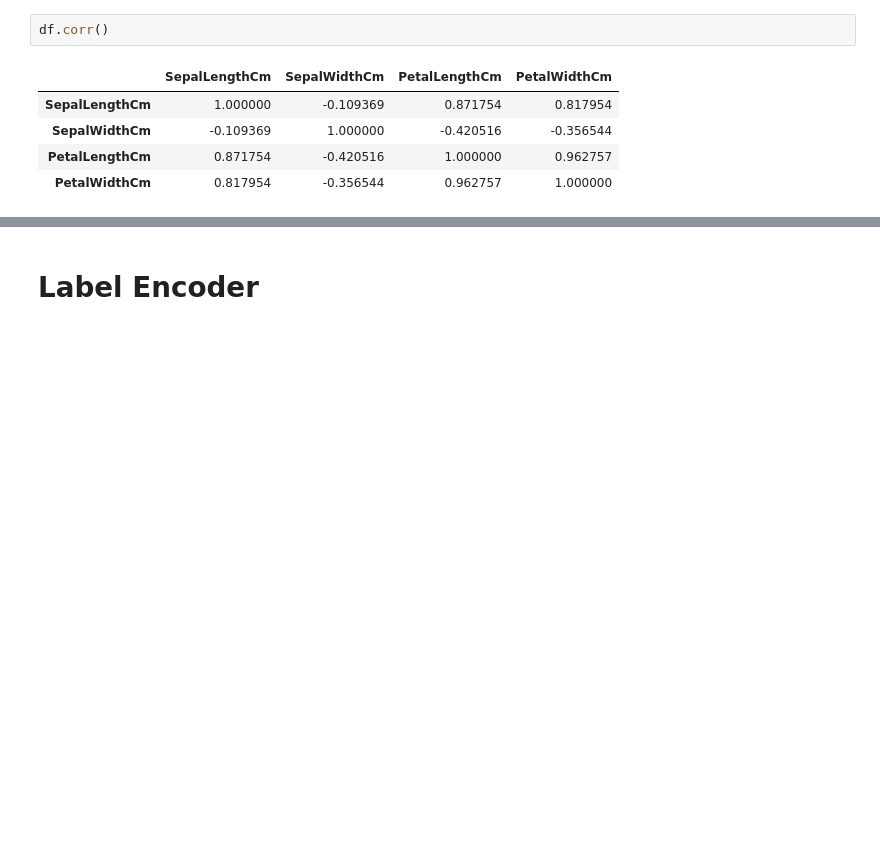
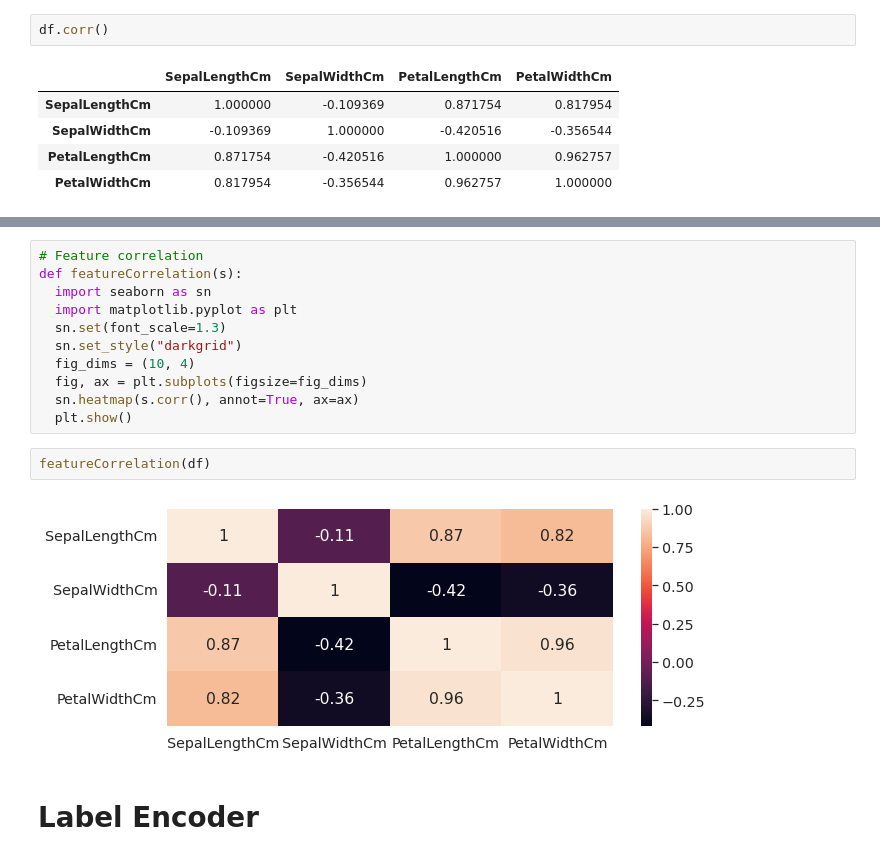
Before and after one commit to tanjinadnanabir/qbosons-hackathon-qiskit-fall-fest-kolkata-2022, a Jupyter notebook: iris_data_classification.ipynb, the cells around one changed output, grey strips where cells are left out. Saved outputs shown, nothing was run; the diff lists cells and outputs as text; blank space fills up the shorter version.

```diff
--- a/iris_data_classification.ipynb
+++ b/iris_data_classification.ipynb
@@ -175,3 +175,18 @@ sns.heatmap(corr, annot=True, ax=ax, cmap = 'coolwarm')
+# %%
+# Feature correlation
+def featureCorrelation(s):
+  import seaborn as sn
+  import matplotlib.pyplot as plt
+  sn.set(font_scale=1.3)
+  sn.set_style("darkgrid")
+  fig_dims = (10, 4)
+  fig, ax = plt.subplots(figsize=fig_dims)
+  sn.heatmap(s.corr(), annot=True, ax=ax)
+  plt.show()
+# %%
+featureCorrelation(df)
+# %% [output]
+[figure, added]
 # %% [markdown]
 # Label Encoder
 # %%
```
Also changed, not shown: parts of 16 cells of this notebook.
